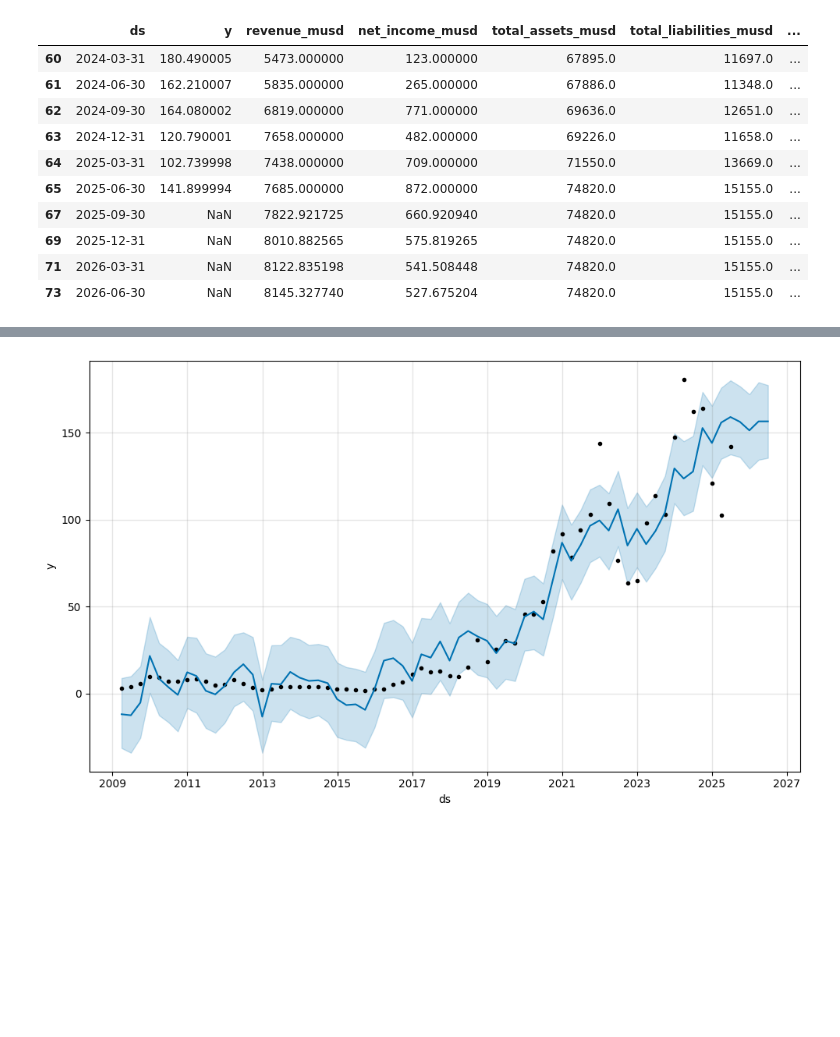
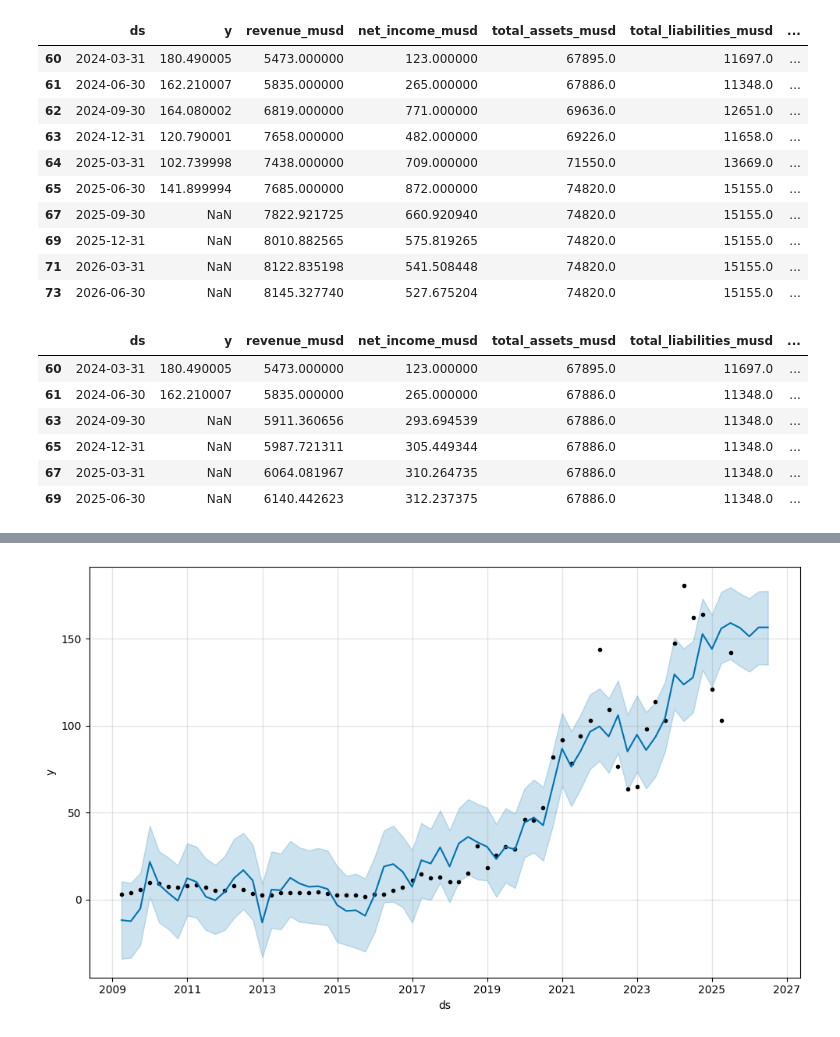
Before and after one commit to JonMc19/Stock-Price-Prediction-combining-econometric-models-and-ML, a Jupyter notebook: Arima model.ipynb, the cells around one changed output, grey strips where cells are left out. Saved outputs shown, nothing was run; the diff lists cells and outputs as text; code cells hidden in the pictures; blank space fills up the shorter version.

```diff
--- a/Arima model.ipynb
+++ b/Arima model.ipynb
@@ -178 +240,18 @@ future_full
+# %%
+#The same for backtesting data
+# Último punto observado
+last_bt = df_bt.sort_values("ds").iloc[-1]
+
+# Fechas futuras
+future_dates_bt = pd.date_range(start=df_bt["ds"].max(), periods=FUTURE_PERIODS+1, freq=FREQ)[1:]
+future_bt = pd.DataFrame({"ds": future_dates_bt})
+
+# gdp_growth: mantener último valor (o define tu propio escenario macro)
+future_bt["gdp_growth"] = last_bt["gdp_growth"]
+# interest_rate: mantener último valor (o define tu propio escenario macro)
+future_bt["interest_rate"] = last_bt["interest_rate"]
+
+# Combina histórico (con y) y futuro (sin y)
+hist_bt = df_bt[["ds", "y"] + REG_COLS].copy()
+future_full_bt = pd.concat([hist_bt, future_bt], ignore_index=True)
 # %%
@@ -196,6 +276,20 @@ forecast_dic
 | 1 | 2025-12-31 | 8010.882565 | 575.819265 | 74820.0 | 15155.0 | 59665.0 |
 | 2 | 2026-03-31 | 8122.835198 | 541.508448 | 74820.0 | 15155.0 | 59665.0 |
 | 3 | 2026-06-30 | 8145.327740 | 527.675204 | 74820.0 | 15155.0 | 59665.0 |
+# %%
+#The same for backtesting data
+forecast_dic_bt = pd.DataFrame(forecast_dic_bt)
+forecast_dic_bt = forecast_dic_bt.rename(columns={
+    "revenue": "revenue_musd",
+    "net_income": "net_income_musd",
+    "total_assets": "total_assets_musd",
+    "total_liabilities": "total_liabilities_musd",
+    "total_equity": "share_holder_equity_musd"
+})
+
+forecast_dic_bt = forecast_dic_bt.reset_index()
+forecast_dic_bt = forecast_dic_bt.rename(columns={"index": "ds"})
+forecast_dic_bt["ds"] = pd.to_datetime(forecast_dic_bt["ds"])
 # %%
 future_full = pd.concat([future_full, forecast_dic], ignore_index=True)
 
@@ -216,6 +310,22 @@ future_full[60:]
 | 69 | 2025-12-31 | NaN | 8010.882565 | 575.819265 | 74820.0 | 15155.0 | ... |
 | 71 | 2026-03-31 | NaN | 8122.835198 | 541.508448 | 74820.0 | 15155.0 | ... |
 | 73 | 2026-06-30 | NaN | 8145.327740 | 527.675204 | 74820.0 | 15155.0 | ... |
+# %%
+future_full_bt = pd.concat([future_full_bt, forecast_dic_bt], ignore_index=True)
+
+future_full_bt = future_full_bt.sort_values(by="ds").reset_index(drop=True)
+future_full_bt = future_full_bt.dropna(subset=["revenue_musd", "net_income_musd", "total_assets_musd", "total_liabilities_musd", "share_holder_equity_musd"])
+future_full_bt = future_full_bt.drop_duplicates(subset=["ds"], keep="first")
+future_full_bt[["gdp_growth", "interest_rate"]] = future_full_bt[["gdp_growth", "interest_rate"]].fillna(method="ffill")
+future_full_bt[60:]
+# %% [output]
+|  | ds | y | revenue_musd | net_income_musd | total_assets_musd | total_liabilities_musd | ... |
+| 60 | 2024-03-31 | 180.490005 | 5473.000000 | 123.000000 | 67895.0 | 11697.0 | ... |
+| 61 | 2024-06-30 | 162.210007 | 5835.000000 | 265.000000 | 67886.0 | 11348.0 | ... |
+| 63 | 2024-09-30 | NaN | 5911.360656 | 293.694539 | 67886.0 | 11348.0 | ... |
+| 65 | 2024-12-31 | NaN | 5987.721311 | 305.449344 | 67886.0 | 11348.0 | ... |
+| 67 | 2025-03-31 | NaN | 6064.081967 | 310.264735 | 67886.0 | 11348.0 | ... |
+| 69 | 2025-06-30 | NaN | 6140.442623 | 312.237375 | 67886.0 | 11348.0 | ... |
 # %%
 #3) Initializa model and an train it
 
```
Also changed, not shown: parts of 13 cells of this notebook, 28 other files.
